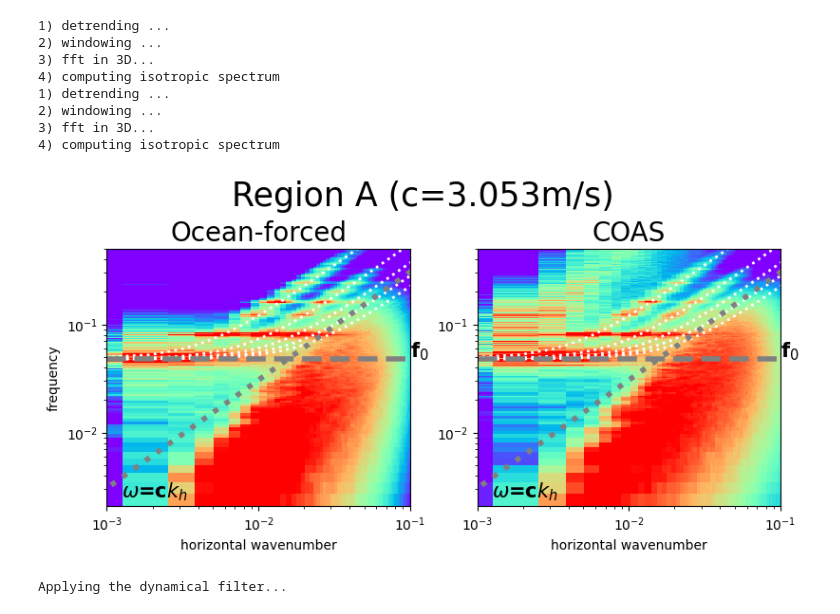
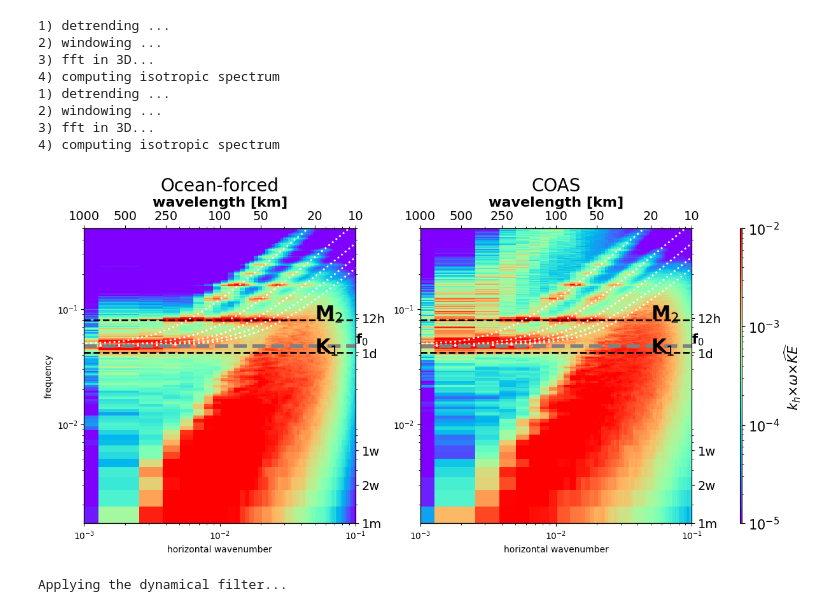
Before and after one commit to fecampos/campos2025, a Jupyter notebook: figure_08.ipynb, the cells around one changed output. Drawn from its saved outputs; the diff is of its cells as text; code cells hidden in the pictures.

```diff
--- a/figure_08.ipynb
+++ b/figure_08.ipynb
@@ -91,34 +91,60 @@ omega=np.sqrt(((1+(Rd0[:,None]*kr[None,:])**2)*f0**2))
 omega0=c*kr
 # %%
 fig, ax = plt.subplots(nrows=1,ncols=2,
-                        figsize=(8,4),constrained_layout=True)
+                        figsize=(12,6),constrained_layout=True)
 
 krr1, ktt1 = np.meshgrid(kr, kt)
 
-ax[0].pcolormesh(krr1, ktt1, ke_spec_llc.T*krr1*ktt1,
-               norm=colors.LogNorm(vmin=1e-5,vmax=1e-2),cmap="rainbow", rasterized=True,)
+az00=ax[0].pcolormesh(krr1, ktt1, ke_spec_llc.T*krr1*ktt1,
+                      norm=colors.LogNorm(vmin=1e-5,vmax=1e-2),cmap="rainbow", rasterized=True,)
 
-ax[1].pcolormesh(krr1, ktt1, ke_spec_coas.T*krr1*ktt1,
-               norm=colors.LogNorm(vmin=1e-5,vmax=1e-2),cmap="rainbow", rasterized=True,)
+az11=ax[1].pcolormesh(krr1, ktt1, ke_spec_coas.T*krr1*ktt1,
+                      norm=colors.LogNorm(vmin=1e-5,vmax=1e-2),cmap="rainbow", rasterized=True,)
 
-fig.suptitle("Region A (c="+str(c)+"m/s)", fontsize=25)
+#fig.suptitle("Region A (c="+str(c)+"m/s)", fontsize=25)
 ax[0].set_title("Ocean-forced", fontsize=20)
 ax[1].set_title("COAS", fontsize=20)
 ax[0].set_ylabel("frequency", fontsize=10)
+
+cb1 = plt.colorbar(az11, ax=ax, orientation='vertical', pad =0.03, aspect=140, fraction=0.03)
+cb1.ax.tick_params(labelsize=15)
+cb1.set_label(label="$k_{h}$" r"$\times \omega$" r"$\times \widehat{KE}$", size=15)
 
 for i in range(2):
     ax[i].loglog()
     for j in range(n_mode):
         ax[i].plot(kr,omega[j,:],":", color="white", linewidth=2)
-    ax[i].plot(kr,omega0,":",color="gray", linewidth=4)
+    #ax[i].plot(kr,omega0,":",color="gray", linewidth=4)
     ax[i].set_xlim(1e-3,1e-1)
     ax[i].set_ylim(1/(24*20),1/2)
     ax[i].plot([1/1000, 1/10], [f0, f0], '--', linewidth=4, color="gray") # f0
     ax[i].text(1/10,1/20, "f$_{0}$", fontweight="bold", color="black", fontsize=15)
-    ax[i].text(1/800,1/400, "$\omega$=c$k_{h}$", fontweight="bold", color="black", fontsize=15)
+    #ax[i].text(1/800,1/400, "$\omega$=c$k_{h}$", fontweight="bold", color="black", fontsize=15)
+    ax[i].plot([1/1000, 1/10], [0.0805, 0.0805], '--', linewidth=2, color="black") # M2
+    ax[i].plot([1/1000, 1/10], [0.0418, 0.0418], 'k--', linewidth=2) # K1
     ax[i].set_xlabel("horizontal wavenumber", fontsize=10)
+    ax1a = ax[i].twiny()
+    ax1b = ax[i].twinx()
+    ax1a.set_xlim(1e-3,1e-1)
+    ax1a.set_ylim(1/(24*30),1/2)
+    ax1b.set_xlim(1e-3,1e-1)
+    ax1b.set_ylim(1/(24*30),1/2)
+    ax1a.set_xscale('log')
+    ax1a.set_yscale('log')
+    ax1a.set_xticks([1/1000,1/500,1/250,1/100,1/50,1/20,1/10])
+    ax1a.set_xticklabels(['1000','500','250','100','50',"20",'10'])
+    ax1b.set_xscale('log')
+    ax1b.set_yscale('log')
+    ax1b.set_yticks([1/(24*30),1/(24*14),1/(24*7),1/24,1/12])
+    ax1b.set_yticklabels(['1m','2w','1w','1d','12h'])
+    ax1a.set_xlabel("wavelength [km]", fontweight="bold", size=16)
+    ax1a.tick_params(axis="both", labelsize=14)
+    ax1b.tick_params(axis="both", labelsize=14)
+    ax[i].text(1/20,0.0805,"M$_{2}$",fontweight="bold", size=22)
+    ax[i].text(1/20,0.0418,"K$_{1}$",fontweight="bold", size=22)
 
+#plt.savefig("./figura.png", dpi=500)
 #plt.savefig("./KE_wk_spectrum_region_a.pdf", dpi=500)
 # %% [output]
-[figure, old version]
+[figure, new version]
 # %%
```
Also changed, not shown: parts of 22 cells of this notebook.
